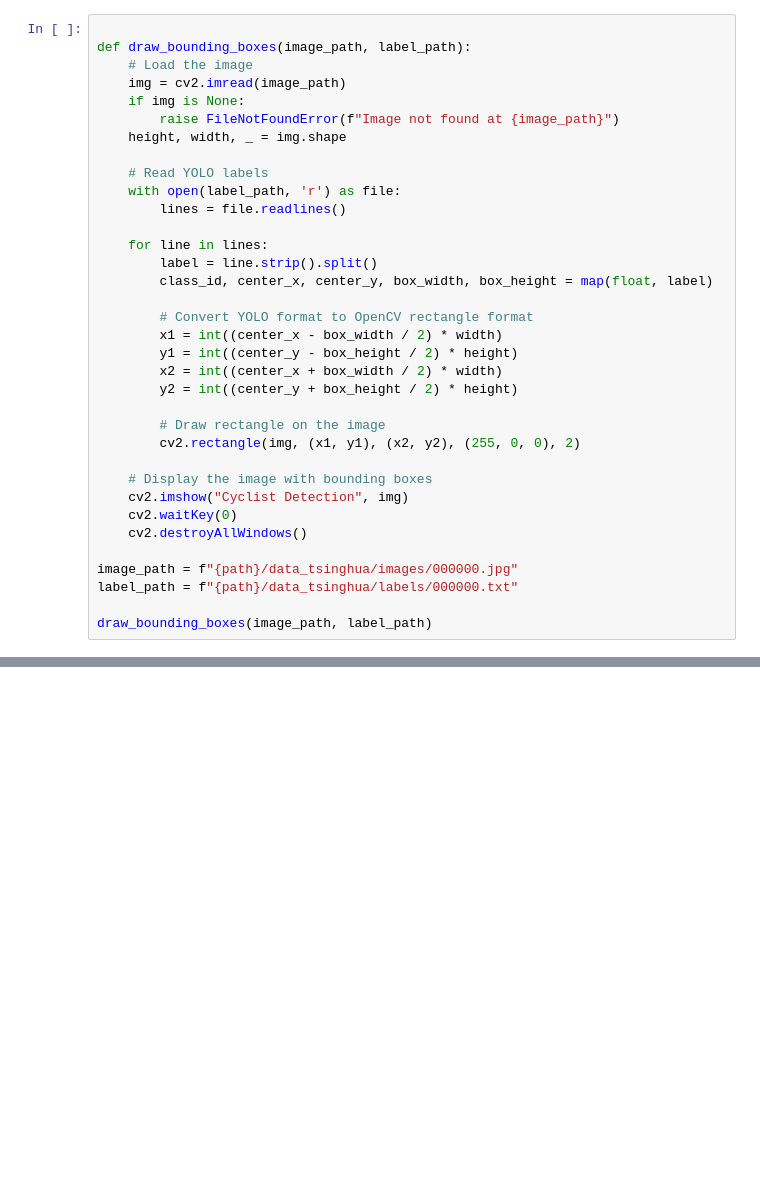
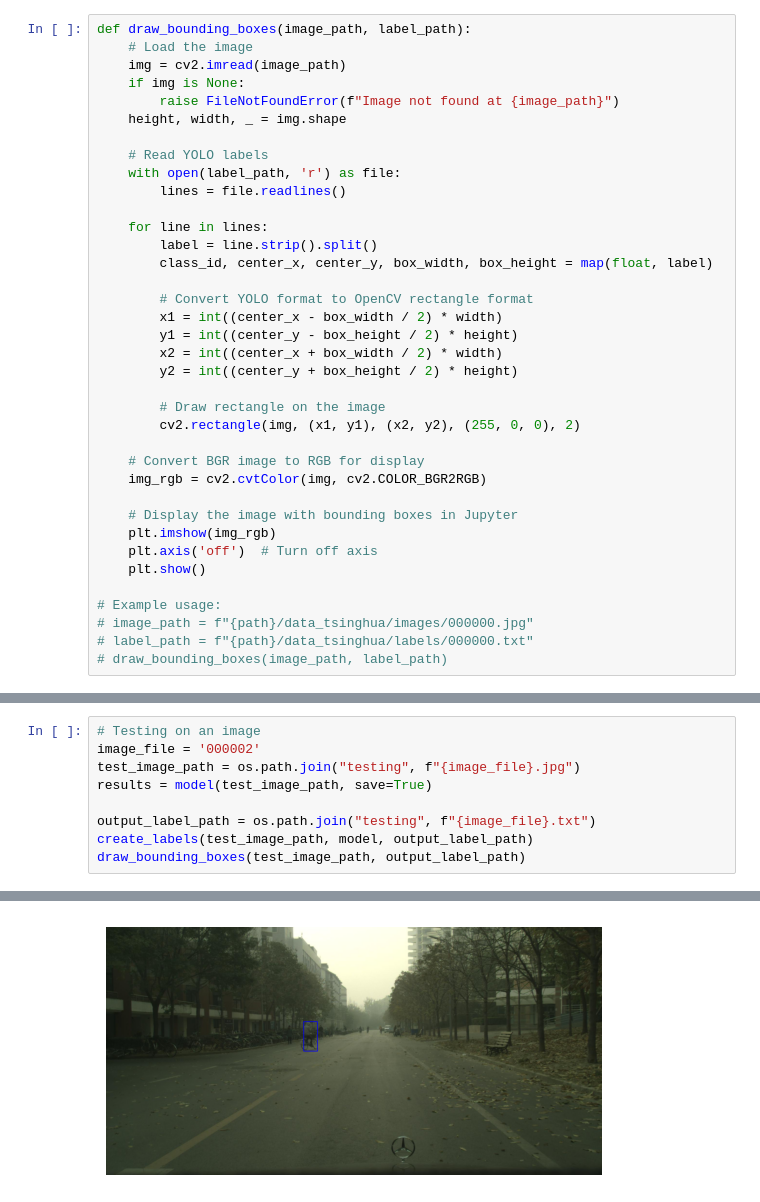
Before and after one commit to zacharyartman/aai521-group1, a Jupyter notebook: main.ipynb, the cells around one changed output, grey strips where cells are left out. Drawn from its saved outputs; the diff is of its cells as text; blank space fills up the shorter version.

Commit message:
create a model

```diff
--- a/main.ipynb
+++ b/main.ipynb
@@ -7,5 +17,4 @@ path = kagglehub.dataset_download("semiemptyglass/cyclist-dataset")
 # %%
-
 def draw_bounding_boxes(image_path, label_path):
     # Load the image
     img = cv2.imread(image_path)
@@ -30,12 +39,15 @@ def draw_bounding_boxes(image_path, label_path):
         # Draw rectangle on the image
         cv2.rectangle(img, (x1, y1), (x2, y2), (255, 0, 0), 2)
 
-    # Display the image with bounding boxes
-    cv2.imshow("Cyclist Detection", img)
-    cv2.waitKey(0)
-    cv2.destroyAllWindows()
+    # Convert BGR image to RGB for display
+    img_rgb = cv2.cvtColor(img, cv2.COLOR_BGR2RGB)
 
-image_path = f"{path}/data_tsinghua/images/000000.jpg"
-label_path = f"{path}/data_tsinghua/labels/000000.txt"
+    # Display the image with bounding boxes in Jupyter
+    plt.imshow(img_rgb)
+    plt.axis('off')  # Turn off axis
+    plt.show()
 
-draw_bounding_boxes(image_path, label_path)
+# Example usage:
+# image_path = f"{path}/data_tsinghua/images/000000.jpg"
+# label_path = f"{path}/data_tsinghua/labels/000000.txt"
+# draw_bounding_boxes(image_path, label_path)
@@ -134,0 +117,10 @@ KeyboardInterrupt:
+# %%
+# Testing on an image
+image_file = '000002'
+test_image_path = os.path.join("testing", f"{image_file}.jpg")
+results = model(test_image_path, save=True)
+
+output_label_path = os.path.join("testing", f"{image_file}.txt")
+create_labels(test_image_path, model, output_label_path)
+draw_bounding_boxes(test_image_path, output_label_path)
+# %% [output]
@@ -134,0 +133 @@ KeyboardInterrupt:
+[figure, added]
```
Also changed, not shown: parts of 11 cells of this notebook, 3 other files.
